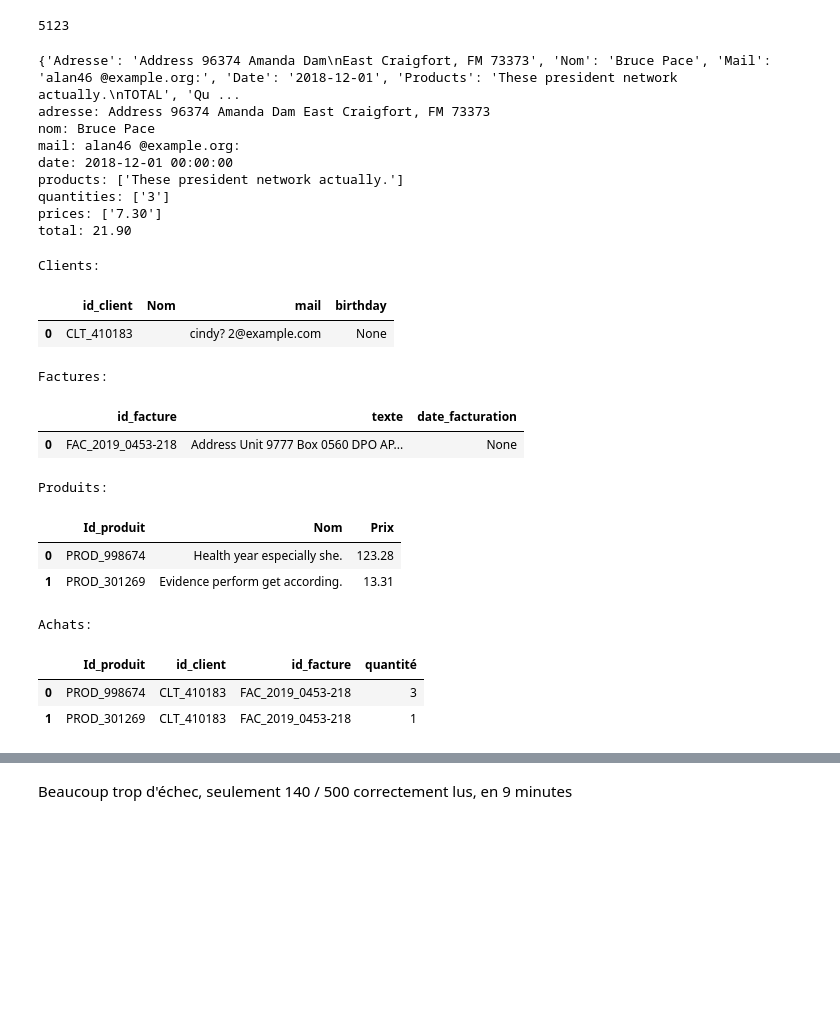
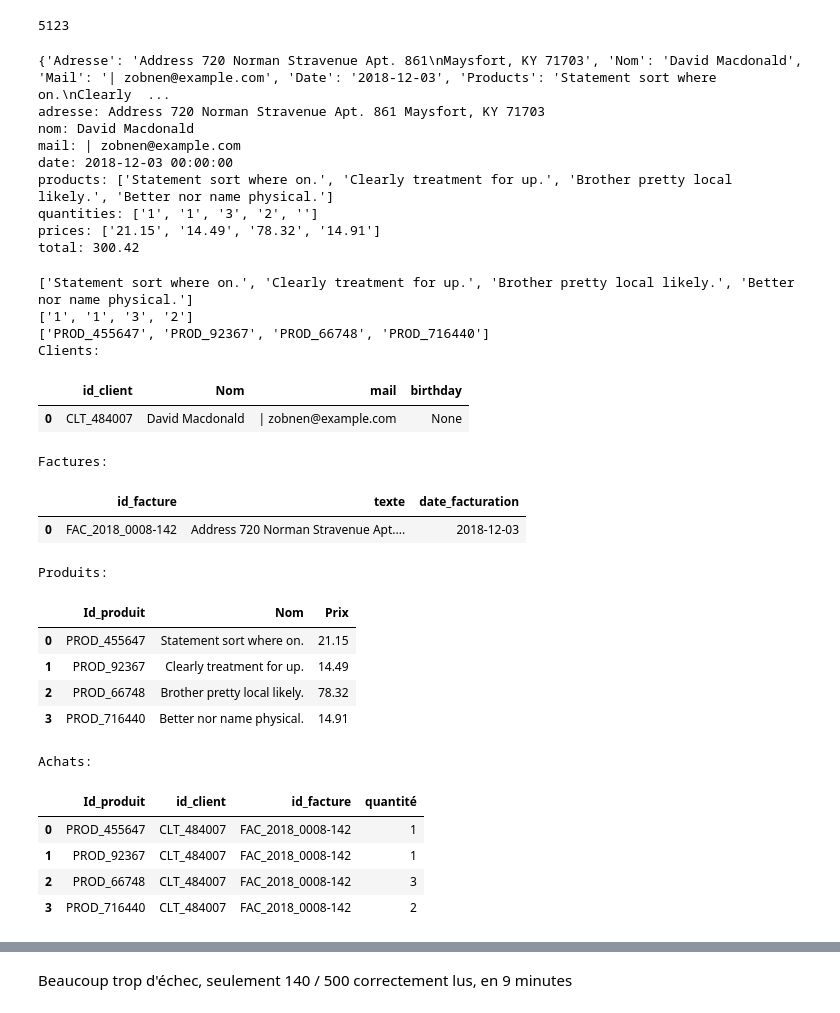
Before and after one commit to MelodyDuplaix/Projet_OCR, a Jupyter notebook: notebooks/extract_data_from_files.ipynb, the cells around one changed output, grey strips where cells are left out. Cells and saved outputs as stored; diff of their text form; code cells hidden in the pictures; blank space fills up the shorter version.

```diff
--- a/notebooks/extract_data_from_files.ipynb
+++ b/notebooks/extract_data_from_files.ipynb
@@ -51,7 +69,7 @@ predefined_regions = {
 df = pd.DataFrame(columns=["adress", "nom", "mail", "date", "products", "quantities", "prices", "total"])
 # %%
 
-file = all_files[6]
+file = all_files[7]
 chemin = f"../data/files/{file.split('_')[1]}/{file}"
 output = "../data/test.png"
 
@@ -66,21 +84,21 @@ print(f"mail: {extracted_texts["Mail"]}")
 print(f"date: {parse(extracted_texts["Date"], languages=["fr","en"])}")
 print(f"products: {[product for product in extracted_texts["Products"].split('\n') if product != "TOTAL"]}")
 print(f"quantities: {[quantity.split("x")[0].strip() for quantity in extracted_texts["Quantities_and_prices"].split('\n')[:-1]]}")
-print(f"prices: {[price.split("x")[1].strip().replace(" Euro", "") for price in extracted_texts["Quantities_and_prices"].split('\n')[:-1]]}")
+print(f"prices: {[price.split("x")[1].strip().replace(" Euro", "") for price in extracted_texts["Quantities_and_prices"].replace("\n\n", "\n").split('\n')[:-1]]}")
 print(f"total: {extracted_texts["Quantities_and_prices"].split('\n')[-1].replace(" Euro", "")}")
 # %% [output]
-{'Adresse': 'Address 96374 Amanda Dam\nEast Craigfort, FM 73373', 'Nom': 'Bruce Pace', 'Mail': 'alan46 @example.org:', 'Date': '2018-12-01', 'Products': 'These president network actually.\nTOTAL', 'Qu ...
-adresse: Address 96374 Amanda Dam East Craigfort, FM 73373
-nom: Bruce Pace
-mail: alan46 @example.org:
-date: 2018-12-01 00:00:00
-products: ['These president network actually.']
-quantities: ['3']
-prices: ['7.30']
-total: 21.90
+{'Adresse': 'Address 720 Norman Stravenue Apt. 861\nMaysfort, KY 71703', 'Nom': 'David Macdonald', 'Mail': '| zobnen@example.com', 'Date': '2018-12-03', 'Products': 'Statement sort where on.\nClearly  ...
+adresse: Address 720 Norman Stravenue Apt. 861 Maysfort, KY 71703
+nom: David Macdonald
+mail: | zobnen@example.com
+date: 2018-12-03 00:00:00
+products: ['Statement sort where on.', 'Clearly treatment for up.', 'Brother pretty local likely.', 'Better nor name physical.']
+quantities: ['1', '1', '3', '2', '']
+prices: ['21.15', '14.49', '78.32', '14.91']
+total: 300.42
 # %%
 # Chargement des données extraites
-file = all_files[500]
+file = "FAC_2018_0008-142.png"
 chemin = f"../data/files/{file.split('_')[1]}/{file}"
 output = "../data/test.png"
 
@@ -94,7 +112,7 @@ date_facturation = parse(extracted_texts["Date"], languages=["fr", "en"])
 
 products = [product for product in extracted_texts["Products"].split('\n') if product != "TOTAL"]
 quantities = [quantity.split("x")[0].strip() for quantity in extracted_texts["Quantities_and_prices"].split('\n')[:-1]]
-prices = [price.split("x")[1].strip().replace(" Euro", "") for price in extracted_texts["Quantities_and_prices"].split('\n')[:-1]]
+prices = [price.split("x")[1].strip().replace(" Euro", "") for price in extracted_texts["Quantities_and_prices"].replace("\n\n", "\n").split('\n')[:-1]]
 total = extracted_texts["Quantities_and_prices"].split('\n')[-1].replace(" Euro", "")
 
 # Génération d'identifiants uniques
@@ -116,45 +134,53 @@ df_facture = pd.DataFrame({
     "date_facturation": [date_facturation]
 })
 
+products_filtre = [product for product in products if product.strip()]
 # DataFrame Produit
 df_produit = pd.DataFrame({
-    "Id_produit": [f"PROD_{hash(p) % 10**6}" for p in products],
-    "Nom": products,
+    "Id_produit": [f"PROD_{hash(p.strip().lower()) % 10**6}" for p in products_filtre],
+    "Nom": products_filtre,
     "Prix": prices
 })
 
 # DataFrame Achat
 df_achat = pd.DataFrame({
-    "Id_produit": [f"PROD_{hash(p) % 10**6}" for p in products],
-    "id_client": [id_client] * len(products),
-    "id_facture": [id_facture] * len(products),
-    "quantité": quantities
+    "Id_produit": [f"PROD_{hash(p.strip().lower()) % 10**6}" for p in products_filtre],
+    "id_client": [id_client] * len(products_filtre),
+    "id_facture": [id_facture] * len(products_filtre),
+    "quantité": [quantity for quantity in quantities if quantity.strip()]
 })
 
 # Affichage des DataFrames
 print("Clients:\n")
 display(df_client)
 print("Factures:\n")
 display(df_facture)
 print("Produits:\n")
 display(df_produit)
 print("Achats:\n")
 display(df_achat)
 # %% [output]
+['Statement sort where on.', 'Clearly treatment for up.', 'Brother pretty local likely.', 'Better nor name physical.']
+['1', '1', '3', '2']
+['PROD_455647', 'PROD_92367', 'PROD_66748', 'PROD_716440']
 Clients:
 |  | id_client | Nom | mail | birthday |
-| 0 | CLT_410183 |  | cindy? 2@example.com | None |
+| 0 | CLT_484007 | David Macdonald | | zobnen@example.com | None |
 Factures:
 |  | id_facture | texte | date_facturation |
-| 0 | FAC_2019_0453-218 | Address Unit 9777 Box 0560 DPO AP... | None |
+| 0 | FAC_2018_0008-142 | Address 720 Norman Stravenue Apt.... | 2018-12-03 |
 Produits:
 |  | Id_produit | Nom | Prix |
-| 0 | PROD_998674 | Health year especially she. | 123.28 |
-| 1 | PROD_301269 | Evidence perform get according. | 13.31 |
+| 0 | PROD_455647 | Statement sort where on. | 21.15 |
+| 1 | PROD_92367 | Clearly treatment for up. | 14.49 |
+| 2 | PROD_66748 | Brother pretty local likely. | 78.32 |
+| 3 | PROD_716440 | Better nor name physical. | 14.91 |
 Achats:
 |  | Id_produit | id_client | id_facture | quantité |
-| 0 | PROD_998674 | CLT_410183 | FAC_2019_0453-218 | 3 |
-| 1 | PROD_301269 | CLT_410183 | FAC_2019_0453-218 | 1 |
+| 0 | PROD_455647 | CLT_484007 | FAC_2018_0008-142 | 1 |
+| 1 | PROD_92367 | CLT_484007 | FAC_2018_0008-142 | 1 |
+| 2 | PROD_66748 | CLT_484007 | FAC_2018_0008-142 | 3 |
+| 3 | PROD_716440 | CLT_484007 | FAC_2018_0008-142 | 2 |
 # %%
 
 df_clients = pd.DataFrame(columns=["id_client", "Nom", "mail", "birthday"])
```
Also changed, not shown: parts of 2 cells of this notebook, 1 other file.
